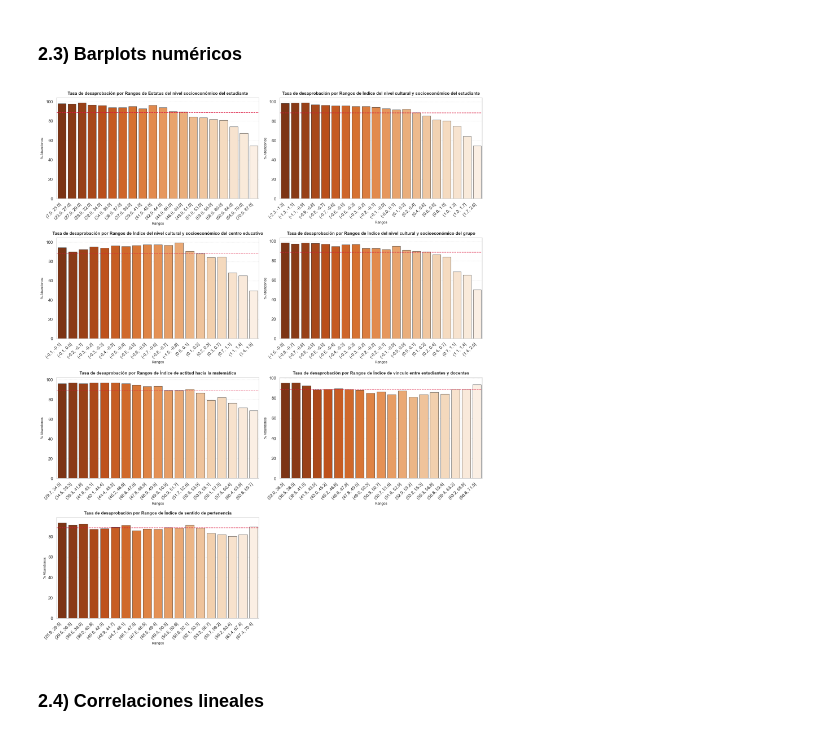
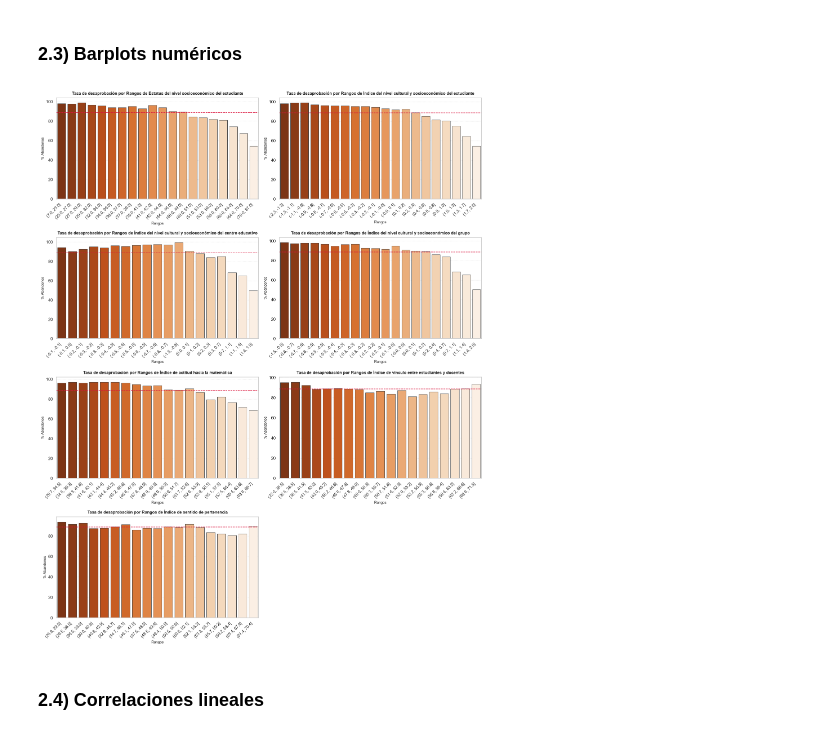
Before and after one commit to estebancardoso96/los_parsimoniosos, a Jupyter notebook: Trabajo_final_version_0_sin_arbol.ipynb, the cells around one changed output. Cells and saved outputs as stored; diff of their text form; code cells hidden in the pictures.

```diff
--- a/Trabajo_final_version_0_sin_arbol.ipynb
+++ b/Trabajo_final_version_0_sin_arbol.ipynb
@@ -649,40 +649,41 @@ for i, var in enumerate(variables_boxplot):
         palette='Oranges_r',
         hue=col_intervalo,
         legend=False,
+        dodge=False,
         ax=ax,
         edgecolor='#404040',
         linewidth=0.8
     )
 
     tasa_base = df_plot['Desaprueba_porcentaje'].mean()
 
     # Añadimos la línea roja con la tasa base del modelo
     ax.axhline(
         y=tasa_base,
         color='crimson',
         linestyle='--',
         linewidth=1.2,
         label=f'Base Global ({tasa_base:.2f}%)' if i == 0 else ""
     )
 
     ax.set_title(f"Tasa de desaprobación por Rangos de {titulos.get(var, var)}", fontsize=11, fontweight='bold', pad=8)
     ax.set_xlabel('Rangos', fontsize=9)
     ax.set_ylabel('% Abandonos', fontsize=9)
     ax.set_ylim(0, max(data_tasa_num['Desaprueba_porcentaje'].max() + 5, 25))
     ax.grid(axis='y', linestyle=':', alpha=0.5)
 
     ax.tick_params(axis='x', rotation=45)
     for tick in ax.get_xticklabels():
         tick.set_horizontalalignment('right')
 
 # Eliminamos los subplots sobrantes si el número de variables es impar
 for j in range(i + 1, len(axes)):
     fig.delaxes(axes[j])
 
 plt.tight_layout()
 plt.show()
 # %% [output]
-[figure, old version]
+[figure, new version]
 # %% [markdown]
 ### 2.4) Correlaciones lineales
 # %%
```
Also changed, not shown: parts of 9 cells of this notebook.
